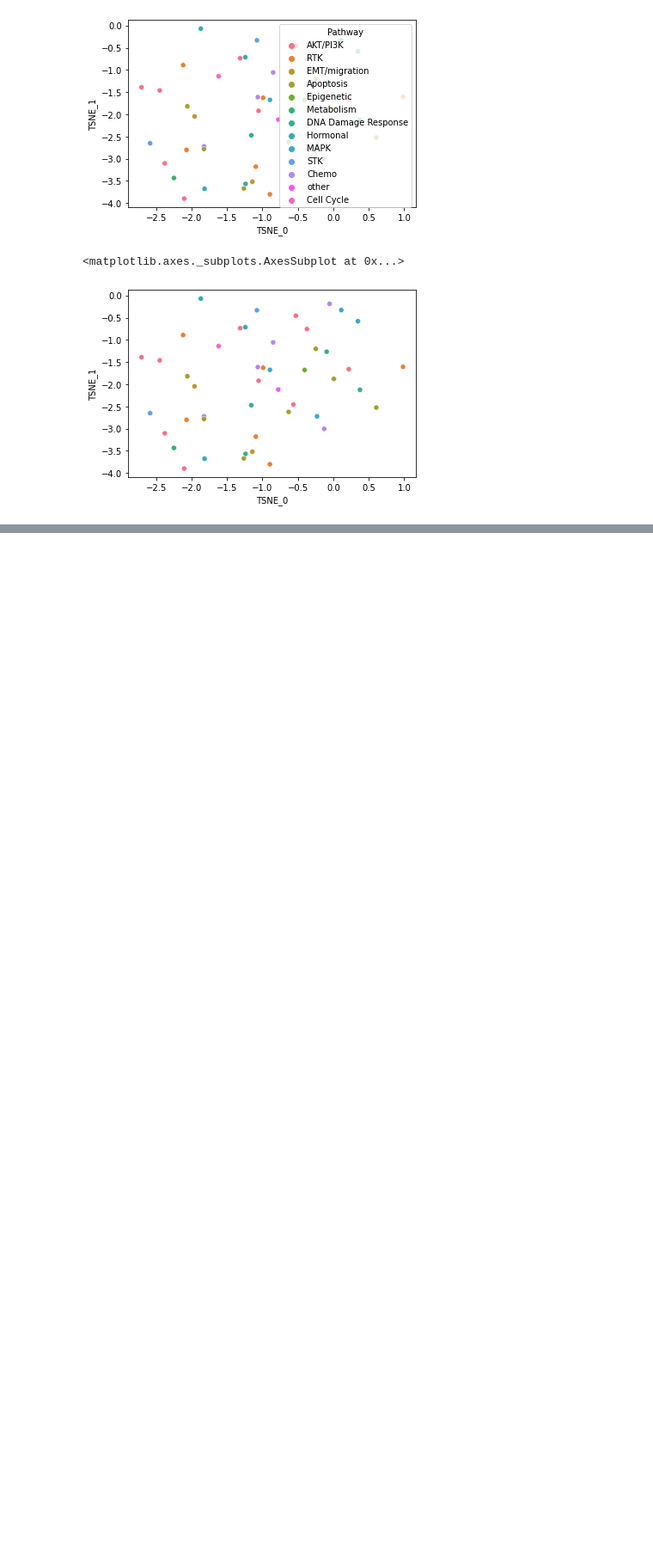
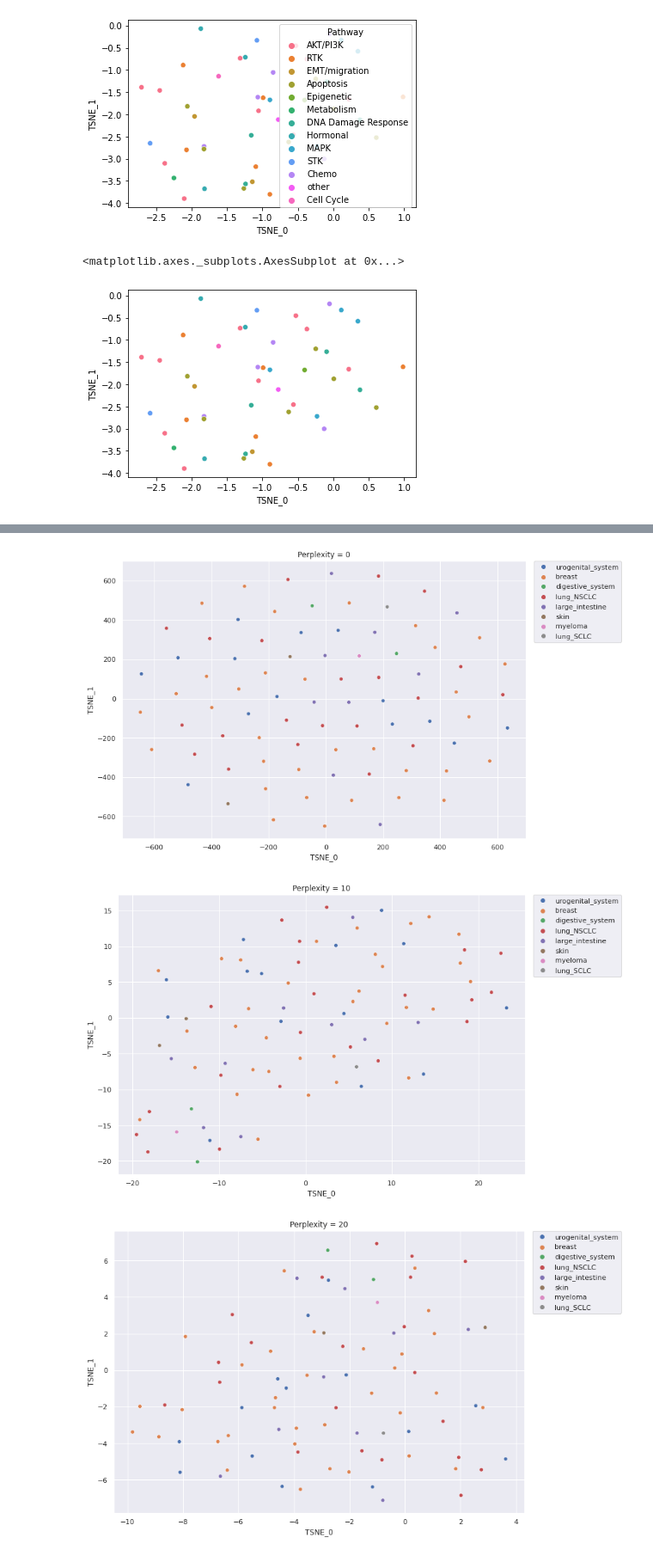
Before and after one commit to edmanft/cat_drug_synergy, a Jupyter notebook: Visualizing_embeddings.ipynb, the cells around one changed output, grey strips where cells are left out. Shown at 86% size. Drawn from its saved outputs; the diff is of its cells as text; code cells hidden in the pictures; blank space fills up the shorter version.

```diff
--- a/Visualizing_embeddings.ipynb
+++ b/Visualizing_embeddings.ipynb
@@ -223,0 +236,28 @@ sns.scatterplot('TSNE_0', 'TSNE_1', data=emb_df, hue='Pathway', legend = False)
+# %%
+def tuned_TSNE(emb_vecs, arr_lab , label, perplexity  ):
+  """emb_vecs: array containing the vector of embeddings
+      arr_lab: array containing the labels of each vector
+      label: string of the label
+      perplexity: perplexity of TSNE"""
+
+  emb_TSNE = TSNE(n_components=2, learning_rate='auto',
+                   init='random', perplexity = perplexity).fit_transform(emb_vecs)
+
+  emb_df = pd.DataFrame()
+  emb_df["TSNE_0"] = emb_TSNE[:,0]
+  emb_df["TSNE_1"] = emb_TSNE[:,1]
+  emb_df[label] = arr_lab
+  sca = sns.scatterplot('TSNE_0', 'TSNE_1', data=emb_df, hue=label)
+  sca.set(title="Perplexity = "+ str(perplexity))
+  sca.legend(bbox_to_anchor=(1.02, 1), loc='upper left', borderaxespad=0)
+  return sca
+# %%
+
+for i in range(10):
+  plt.plot =tuned_TSNE(cl_vecs, cl_gdsc , label = "GDSC", perplexity = i*10  )
+  plt.show()
+  plt.close()
+# %% [output]
+[figure, added]
+[figure, added]
+[figure, added]
```
Also changed, not shown: parts of 23 cells of this notebook.
